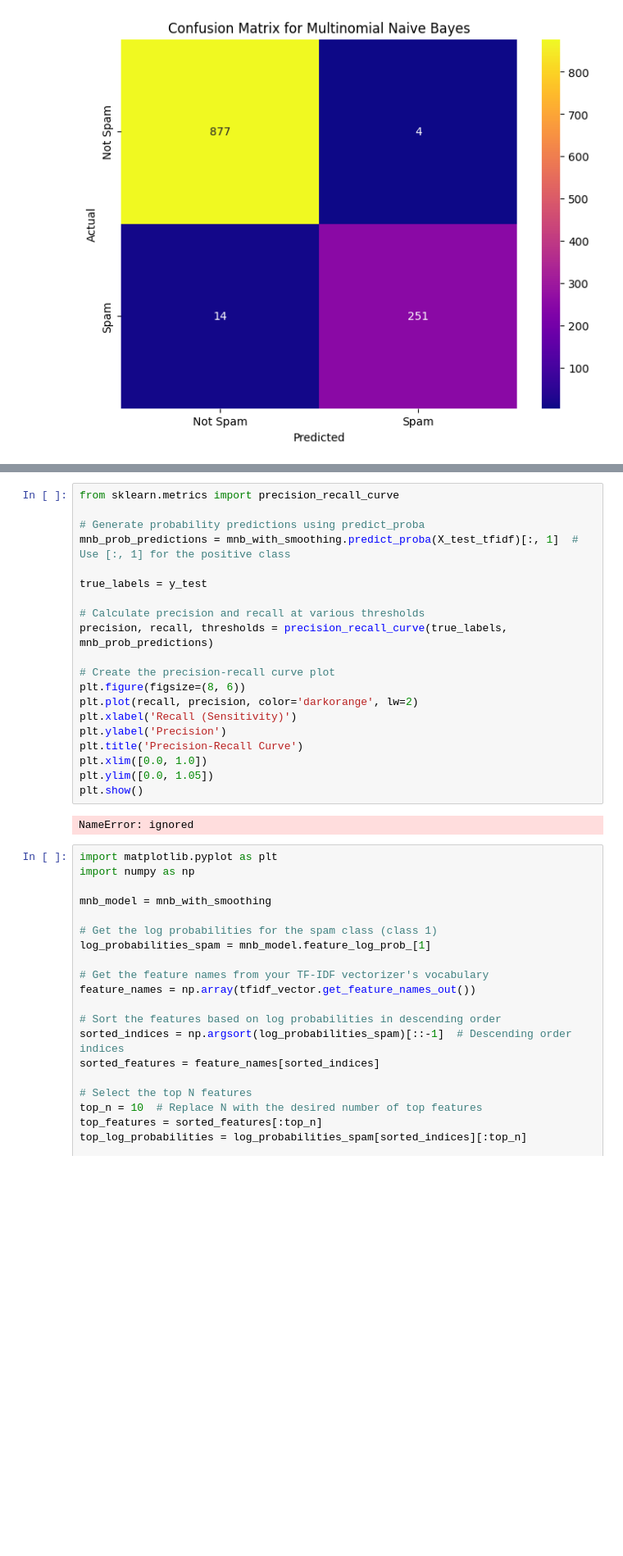
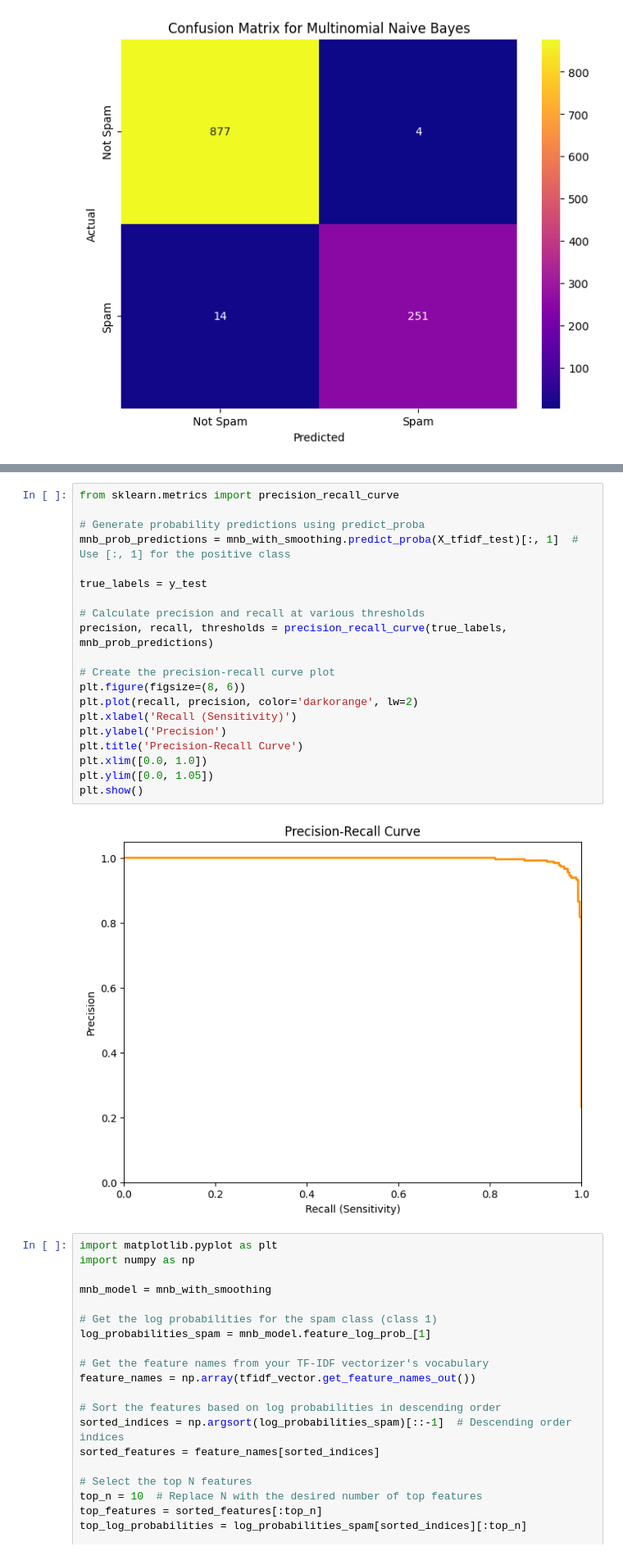
Before and after one commit to SanjayS2348553/AiML, a Jupyter notebook: 2348553_lab8.ipynb, the cells around one changed output, grey strips where cells are left out. Shown at 82% size. Drawn from its saved outputs; the diff is of its cells as text; blank space fills up the shorter version.

```diff
--- a/2348553_lab8.ipynb
+++ b/2348553_lab8.ipynb
@@ -177,25 +179,25 @@ NameError: ignored
 # %%
 from sklearn.metrics import precision_recall_curve
 
 # Generate probability predictions using predict_proba
-mnb_prob_predictions = mnb_with_smoothing.predict_proba(X_test_tfidf)[:, 1]  # Use [:, 1] for the positive class
+mnb_prob_predictions = mnb_with_smoothing.predict_proba(X_tfidf_test)[:, 1]  # Use [:, 1] for the positive class
 
 true_labels = y_test
 
 # Calculate precision and recall at various thresholds
 precision, recall, thresholds = precision_recall_curve(true_labels, mnb_prob_predictions)
 
 # Create the precision-recall curve plot
 plt.figure(figsize=(8, 6))
 plt.plot(recall, precision, color='darkorange', lw=2)
 plt.xlabel('Recall (Sensitivity)')
 plt.ylabel('Precision')
 plt.title('Precision-Recall Curve')
 plt.xlim([0.0, 1.0])
 plt.ylim([0.0, 1.05])
 plt.show()
 # %% [output]
-NameError: ignored
+[figure, added]
 # %%
 import matplotlib.pyplot as plt
 import numpy as np
```
Also changed, not shown: parts of 5 cells of this notebook.
